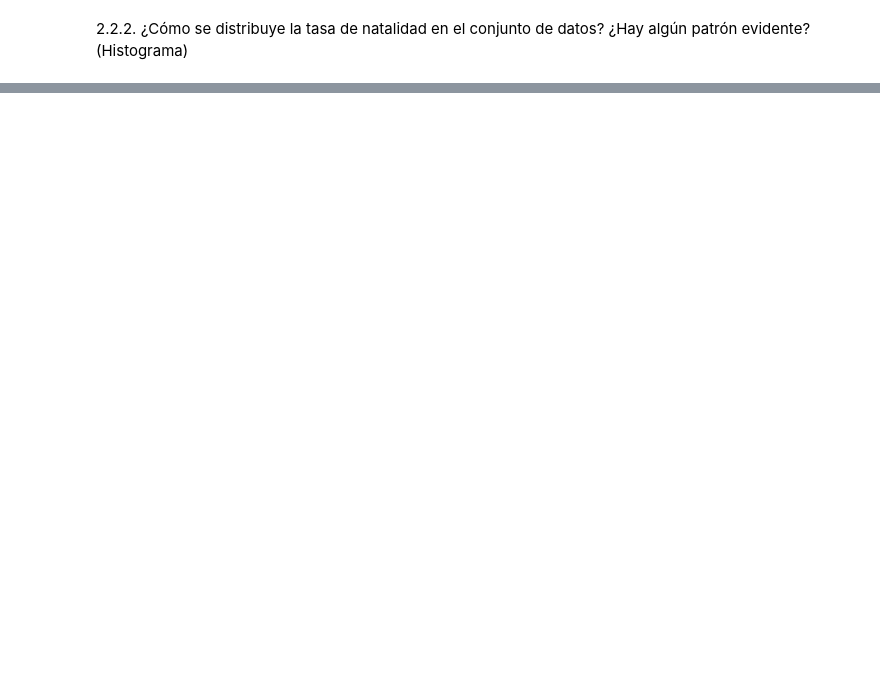
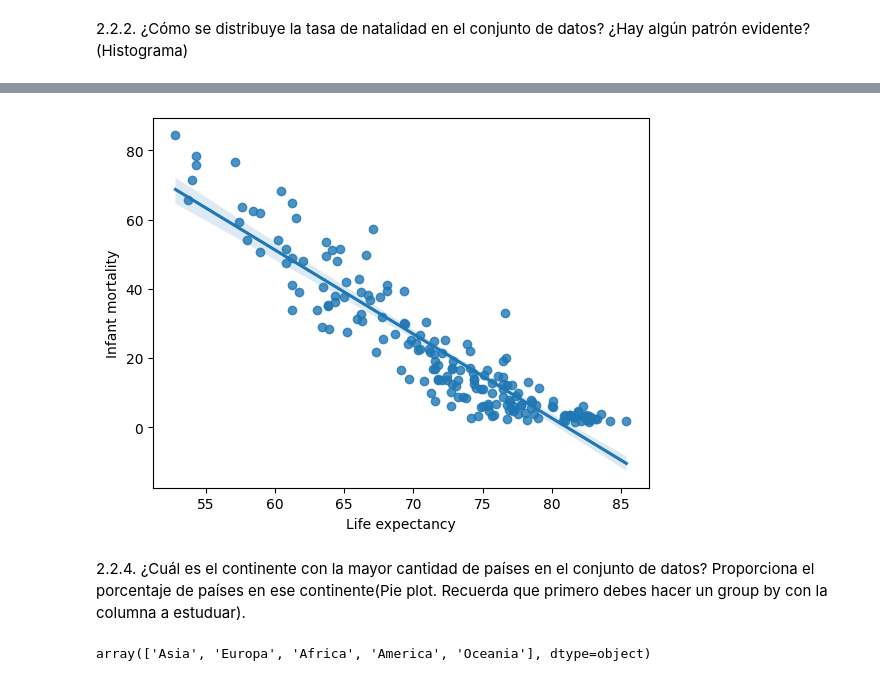
Before and after one commit to Mariadelmardp/Curso-ML, a Jupyter notebook: ejercicios/2_Visualización.ipynb, the cells around one changed output, grey strips where cells are left out. Cells and saved outputs as stored; diff of their text form; code cells hidden in the pictures; blank space fills up the shorter version.

```diff
--- a/ejercicios/2_Visualización.ipynb
+++ b/ejercicios/2_Visualización.ipynb
@@ -134,0 +148,10 @@ Index(['Unnamed: 0', 'Country', 'Density\n(P/Km2)', 'Abbreviation',
+# %%
+ax = sns.regplot(data=world, x = 'Life expectancy', y= 'Infant mortality')
+# %% [output]
+[figure, added]
+# %% [markdown]
+2.2.4. ¿Cuál es el continente con la mayor cantidad de países en el conjunto de datos? Proporciona el porcentaje de países en ese continente(Pie plot. Recuerda que primero debes hacer un group by con la columna a estuduar).
+# %%
+world['Continent'].unique()
+# %% [output]
+array(['Asia', 'Europa', 'Africa', 'America', 'Oceania'], dtype=object)
```
Also changed, not shown: parts of 7 cells of this notebook, 1 other file.
